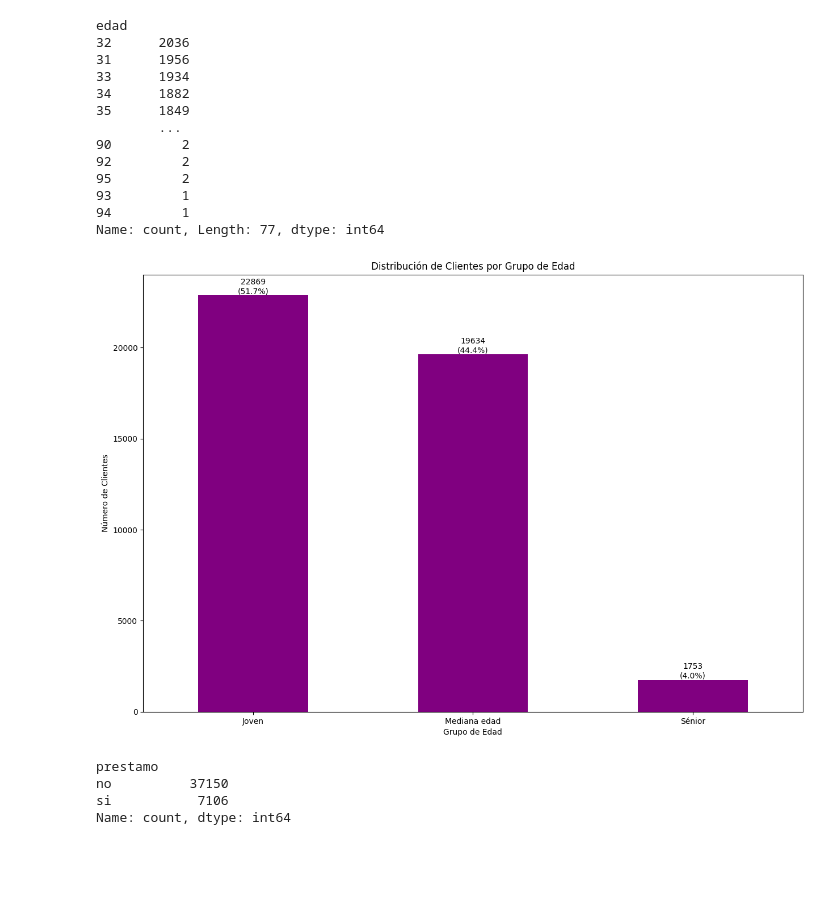
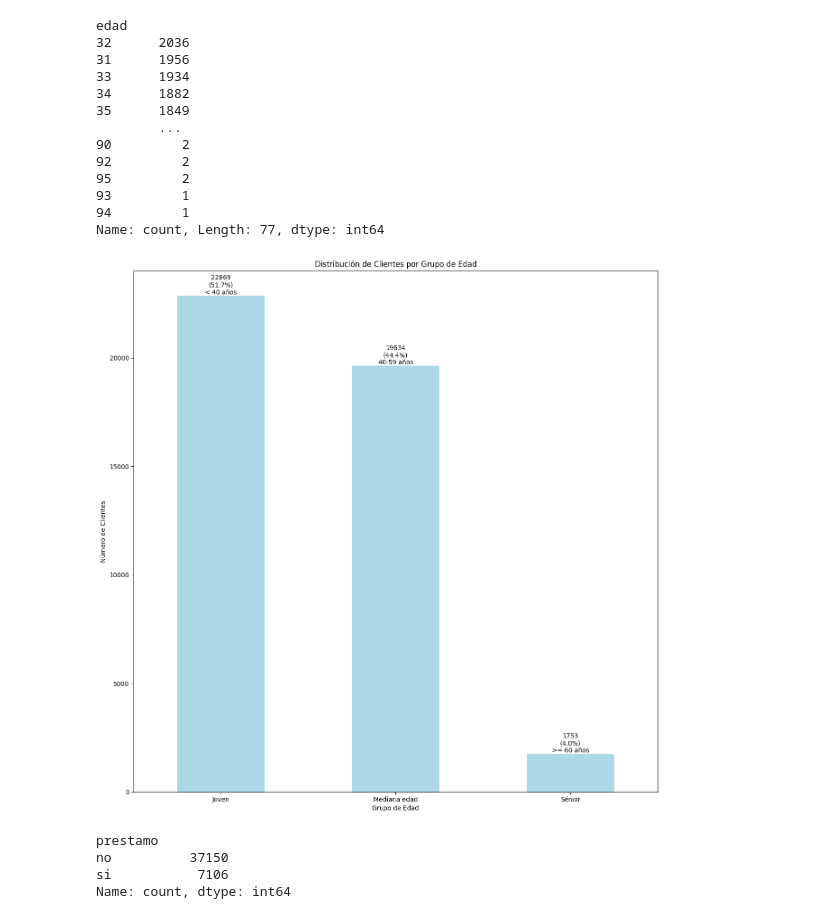
Before and after one commit to erxgli/Amacor_contexto_bancario, a Jupyter notebook: KLK.ipynb, the cells around one changed output. Cells and saved outputs as stored; diff of their text form; code cells hidden in the pictures; blank space fills up the shorter version.

```diff
--- a/KLK.ipynb
+++ b/KLK.ipynb
@@ -142,33 +142,32 @@ Name: count, Length: 77, dtype: int64
 # %%
 def categorize_age(age):
     if age < 40:
         return 'Joven'
     elif 40 <= age < 60:
         return 'Mediana edad'
     else:
         return 'Sénior'
 
-
 df['age_category'] = df['edad'].apply(categorize_age)
 
 klk = df['age_category'].value_counts()
 percentage = klk / len(df) * 100
 
+age_diff = {'Joven': '< 40 años', 'Mediana edad': '40-59 años', 'Sénior': '>= 60 años'}
 
-plt.figure(figsize=(15, 10))
-klk.plot(kind='bar', color='purple')
+plt.figure(figsize=(15, 15))
+klk.plot(kind='bar', color='lightblue')
 plt.title('Distribución de Clientes por Grupo de Edad')
 plt.xlabel('Grupo de Edad')
 plt.ylabel('Número de Clientes')
 plt.xticks(rotation=0, ha='center')
 
-
 for i, valor in enumerate(klk):
-    plt.text(i, valor + 1, f'{valor}\n({percentage.iloc[i]:.1f}%)', ha='center', va='bottom')
+    plt.text(i, valor + 1, f'{valor}\n({percentage.iloc[i]:.1f}%)\n{age_diff[klk.index[i]]}', ha='center', va='bottom')  # Modified text
 
 plt.show()
 # %% [output]
-[figure, old version]
+[figure, new version]
 # %%
 df[['prestamo']].value_counts()
 # %% [output]
```
Also changed, not shown: parts of 11 cells of this notebook.
